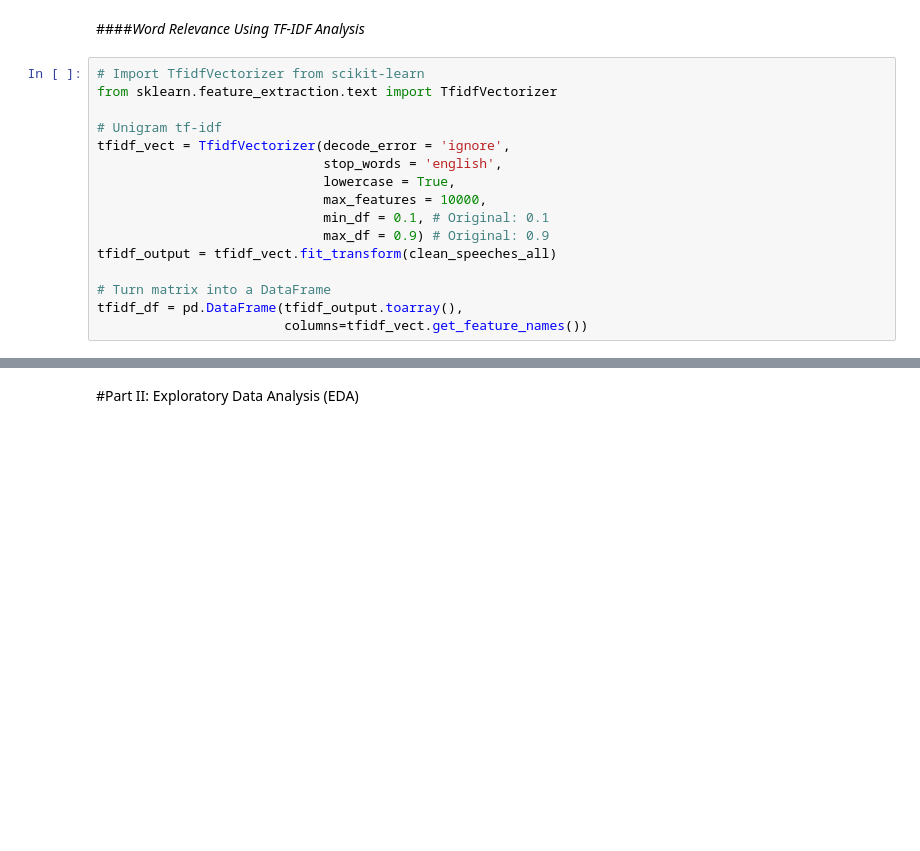
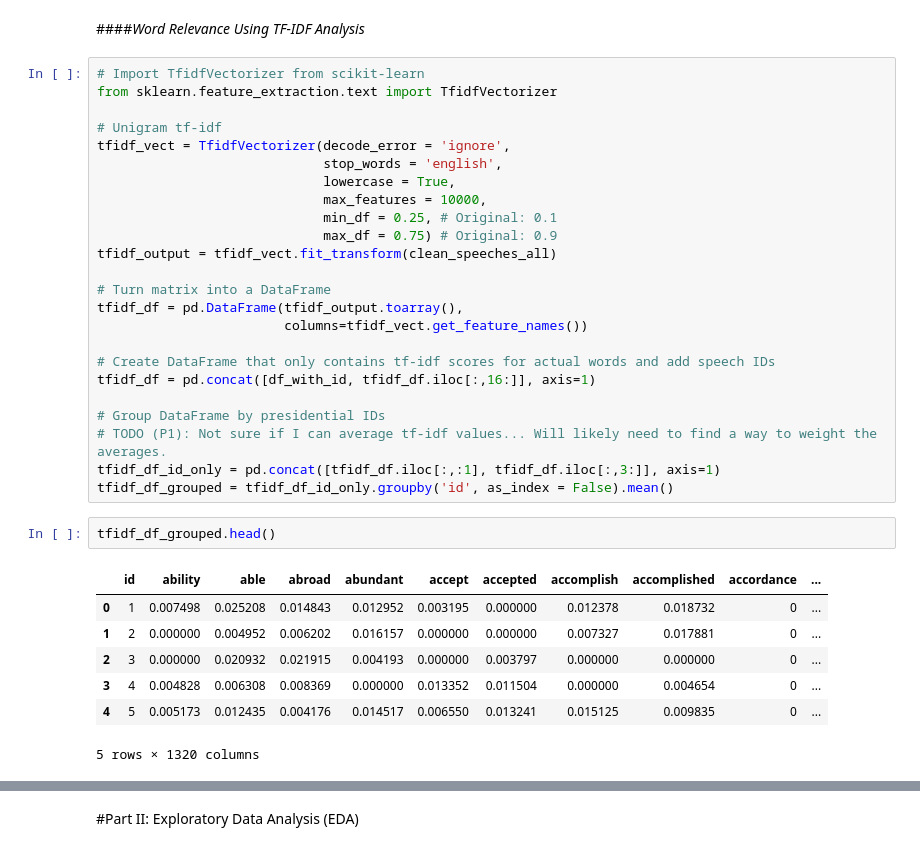
Before and after one commit to justindelatorre/data_science, a Jupyter notebook: hw_justindelatorre/final_project/final/code.ipynb, the cells around one changed output, grey strips where cells are left out. Drawn from its saved outputs; the diff is of its cells as text; blank space fills up the shorter version.

```diff
--- a/hw_justindelatorre/final_project/final/code.ipynb
+++ b/hw_justindelatorre/final_project/final/code.ipynb
@@ -600,10 +600,28 @@ tfidf_vect = TfidfVectorizer(decode_error = 'ignore',
                              stop_words = 'english',
                              lowercase = True,
                              max_features = 10000,
-                             min_df = 0.1, # Original: 0.1
-                             max_df = 0.9) # Original: 0.9
+                             min_df = 0.25, # Original: 0.1
+                             max_df = 0.75) # Original: 0.9
 tfidf_output = tfidf_vect.fit_transform(clean_speeches_all)
 
 # Turn matrix into a DataFrame
 tfidf_df = pd.DataFrame(tfidf_output.toarray(),
                         columns=tfidf_vect.get_feature_names())
+
+# Create DataFrame that only contains tf-idf scores for actual words and add speech IDs
+tfidf_df = pd.concat([df_with_id, tfidf_df.iloc[:,16:]], axis=1)
+
+# Group DataFrame by presidential IDs
+# TODO (P1): Not sure if I can average tf-idf values... Will likely need to find a way to weight the averages.
+tfidf_df_id_only = pd.concat([tfidf_df.iloc[:,:1], tfidf_df.iloc[:,3:]], axis=1)
+tfidf_df_grouped = tfidf_df_id_only.groupby('id', as_index = False).mean()
+# %%
+tfidf_df_grouped.head()
+# %% [output]
+|  | id | ability | able | abroad | abundant | accept | accepted | accomplish | accomplished | accordance | ... |
+| 0 | 1 | 0.007498 | 0.025208 | 0.014843 | 0.012952 | 0.003195 | 0.000000 | 0.012378 | 0.018732 | 0 | ... |
+| 1 | 2 | 0.000000 | 0.004952 | 0.006202 | 0.016157 | 0.000000 | 0.000000 | 0.007327 | 0.017881 | 0 | ... |
+| 2 | 3 | 0.000000 | 0.020932 | 0.021915 | 0.004193 | 0.000000 | 0.003797 | 0.000000 | 0.000000 | 0 | ... |
+| 3 | 4 | 0.004828 | 0.006308 | 0.008369 | 0.000000 | 0.013352 | 0.011504 | 0.000000 | 0.004654 | 0 | ... |
+| 4 | 5 | 0.005173 | 0.012435 | 0.004176 | 0.014517 | 0.006550 | 0.013241 | 0.015125 | 0.009835 | 0 | ... |
+5 rows × 1320 columns
```
Also changed, not shown: parts of 7 cells of this notebook.
